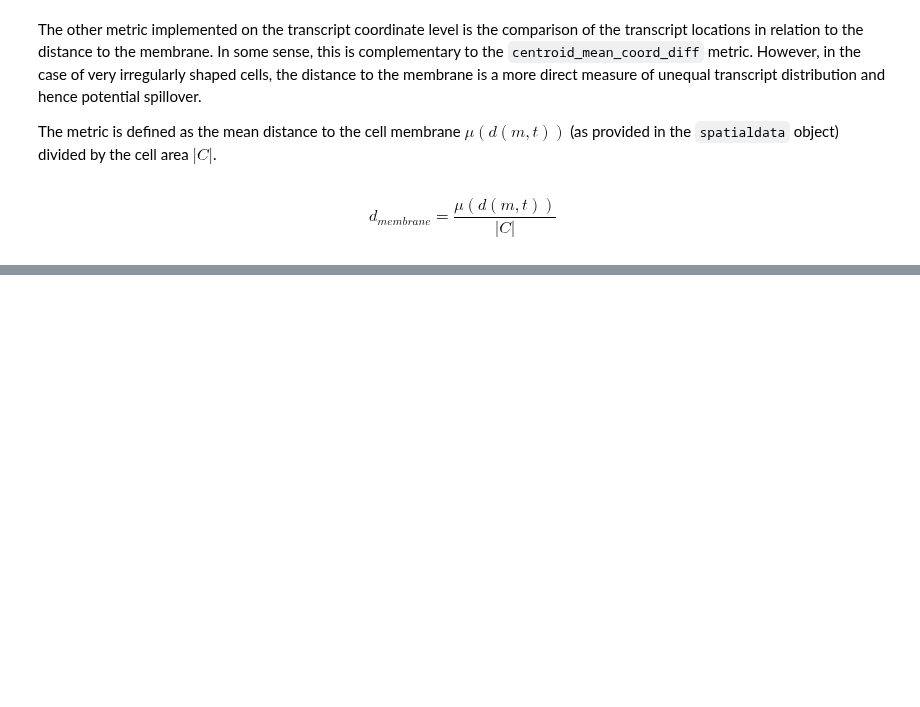
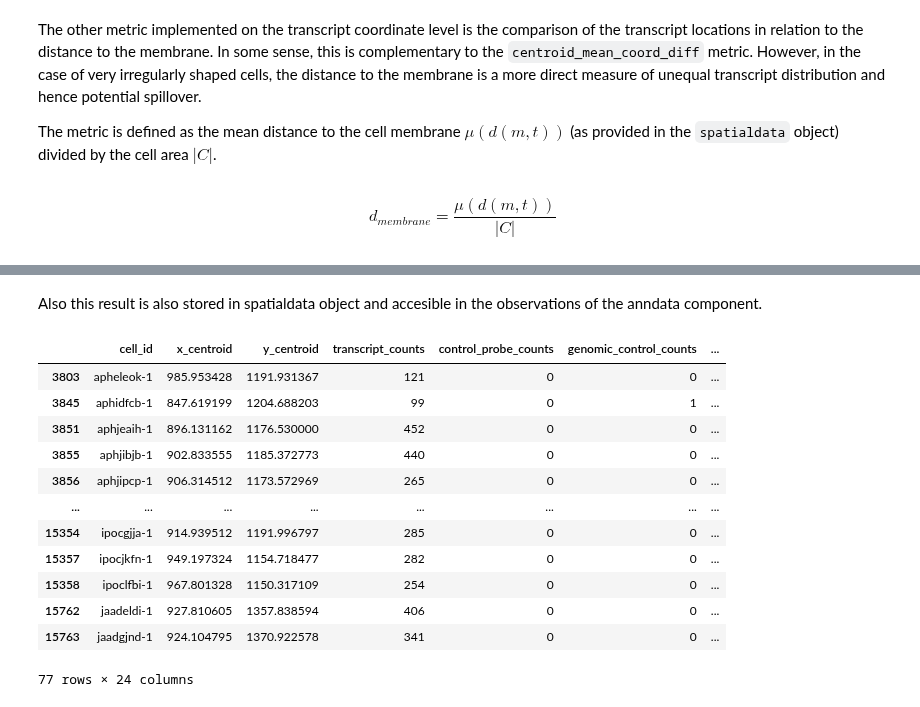
Before and after one commit to LazDaria/SegTraQ, a Jupyter notebook: docs/notebooks/point_statistics.ipynb, the cells around one changed output, grey strips where cells are left out. Drawn from its saved outputs; the diff is of its cells as text; code cells hidden in the pictures; blank space fills up the shorter version.

```diff
--- a/docs/notebooks/point_statistics.ipynb
+++ b/docs/notebooks/point_statistics.ipynb
@@ -87,0 +131,21 @@ st.ps.distance_to_membrane("ERBB2")
+# %% [markdown]
+Also this result is also stored in spatialdata object and accesible in the observations of the anndata component.
+# %%
+sdata["table"].obs[
+    sdata["table"].obs["distance_to_outline_ERBB2"].notna()
+    | sdata["table"].obs["distance_to_outline_inverse_ERBB2"].notna()
+]
+# %% [output]
+|  | cell_id | x_centroid | y_centroid | transcript_counts | control_probe_counts | genomic_control_counts | ... |
+| 3803 | apheleok-1 | 985.953428 | 1191.931367 | 121 | 0 | 0 | ... |
+| 3845 | aphidfcb-1 | 847.619199 | 1204.688203 | 99 | 0 | 1 | ... |
+| 3851 | aphjeaih-1 | 896.131162 | 1176.530000 | 452 | 0 | 0 | ... |
+| 3855 | aphjibjb-1 | 902.833555 | 1185.372773 | 440 | 0 | 0 | ... |
+| 3856 | aphjipcp-1 | 906.314512 | 1173.572969 | 265 | 0 | 0 | ... |
+| ... | ... | ... | ... | ... | ... | ... | ... |
+| 15354 | ipocgjja-1 | 914.939512 | 1191.996797 | 285 | 0 | 0 | ... |
+| 15357 | ipocjkfn-1 | 949.197324 | 1154.718477 | 282 | 0 | 0 | ... |
+| 15358 | ipoclfbi-1 | 967.801328 | 1150.317109 | 254 | 0 | 0 | ... |
+| 15762 | jaadeldi-1 | 927.810605 | 1357.838594 | 406 | 0 | 0 | ... |
+| 15763 | jaadgjnd-1 | 924.104795 | 1370.922578 | 341 | 0 | 0 | ... |
+77 rows × 24 columns
```
Also changed, not shown: parts of 10 cells of this notebook, 1 other file.
